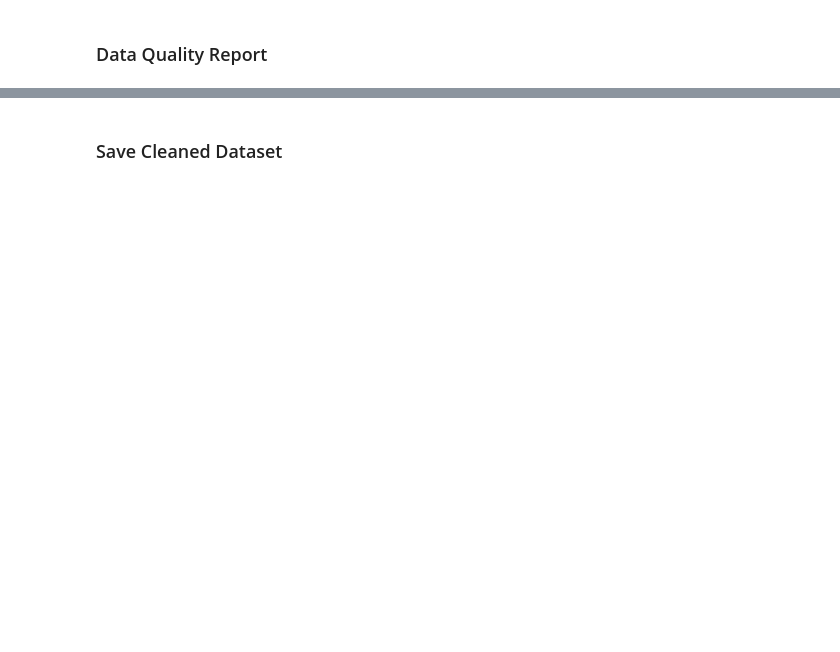
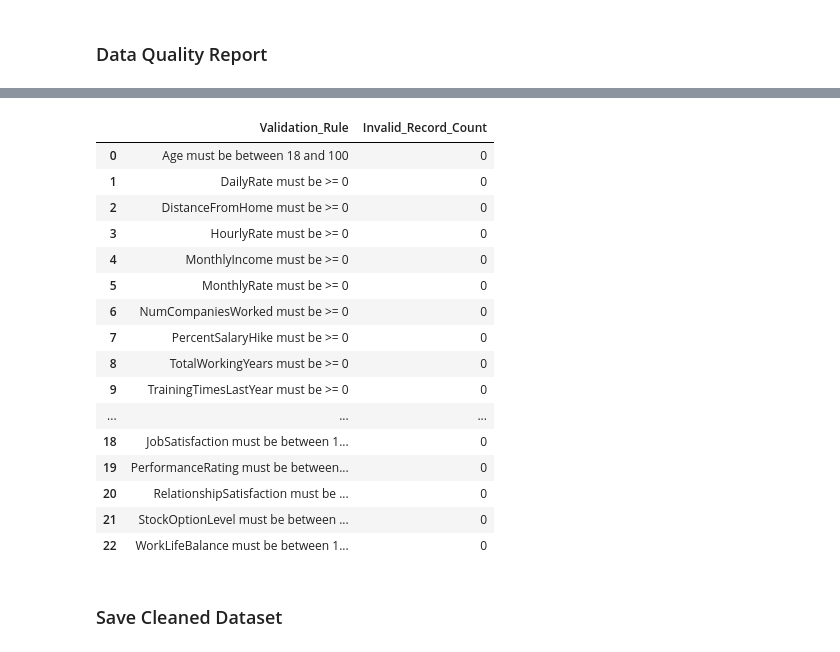
Before and after one commit to mananipratik/i_project, a Jupyter notebook: nb/2_data_cleaning.ipynb, the cells around one changed output, grey strips where cells are left out. Cells and saved outputs as stored; diff of their text form; code cells hidden in the pictures; blank space fills up the shorter version.

```diff
--- a/nb/2_data_cleaning.ipynb
+++ b/nb/2_data_cleaning.ipynb
@@ -512,0 +788,35 @@ display(unique_count_summary)
+# %%
+# ==========================================
+# ORDINAL VALUE VALIDATION
+# ==========================================
+
+ordinal_rules = {
+    'Education': (1, 5),
+    'EnvironmentSatisfaction': (1, 4),
+    'JobInvolvement': (1, 4),
+    'JobLevel': (1, 5),
+    'JobSatisfaction': (1, 4),
+    'PerformanceRating': (1, 4),
+    'RelationshipSatisfaction': (1, 4),
+    'StockOptionLevel': (0, 3),
+    'WorkLifeBalance': (1, 4)
+}
+
+ordinal_results = []
+
+for col, (min_val, max_val) in ordinal_rules.items():
+
+    invalid_count = (
+        (df_clean[col] < min_val) |
+        (df_clean[col] > max_val)
+    ).sum()
+
+    ordinal_results.append({
+        'Validation_Rule': f'{col} must be between {min_val} and {max_val}',
+        'Invalid_Record_Count': invalid_count
+    })
+
+
+ordinal_validation_report = pd.DataFrame(ordinal_results)
+
+display(ordinal_validation_report)
@@ -513,2 +834,30 @@ display(unique_count_summary)
+# %%
+final_invalid_value_report = pd.concat(
+    [
+        invalid_value_report,
+        ordinal_validation_report
+    ],
+    ignore_index=True
+)
+
+display(final_invalid_value_report)
+# %% [output]
+|  | Validation_Rule | Invalid_Record_Count |
+| 0 | Age must be between 18 and 100 | 0 |
+| 1 | DailyRate must be >= 0 | 0 |
+| 2 | DistanceFromHome must be >= 0 | 0 |
+| 3 | HourlyRate must be >= 0 | 0 |
+| 4 | MonthlyIncome must be >= 0 | 0 |
+| 5 | MonthlyRate must be >= 0 | 0 |
+| 6 | NumCompaniesWorked must be >= 0 | 0 |
+| 7 | PercentSalaryHike must be >= 0 | 0 |
+| 8 | TotalWorkingYears must be >= 0 | 0 |
+| 9 | TrainingTimesLastYear must be >= 0 | 0 |
+| ... | ... | ... |
+| 18 | JobSatisfaction must be between 1... | 0 |
+| 19 | PerformanceRating must be between... | 0 |
+| 20 | RelationshipSatisfaction must be ... | 0 |
+| 21 | StockOptionLevel must be between ... | 0 |
+| 22 | WorkLifeBalance must be between 1... | 0 |
 # %% [markdown]
 ### Save Cleaned Dataset
```
Also changed, not shown: parts of 9 cells of this notebook, 2 other files.
